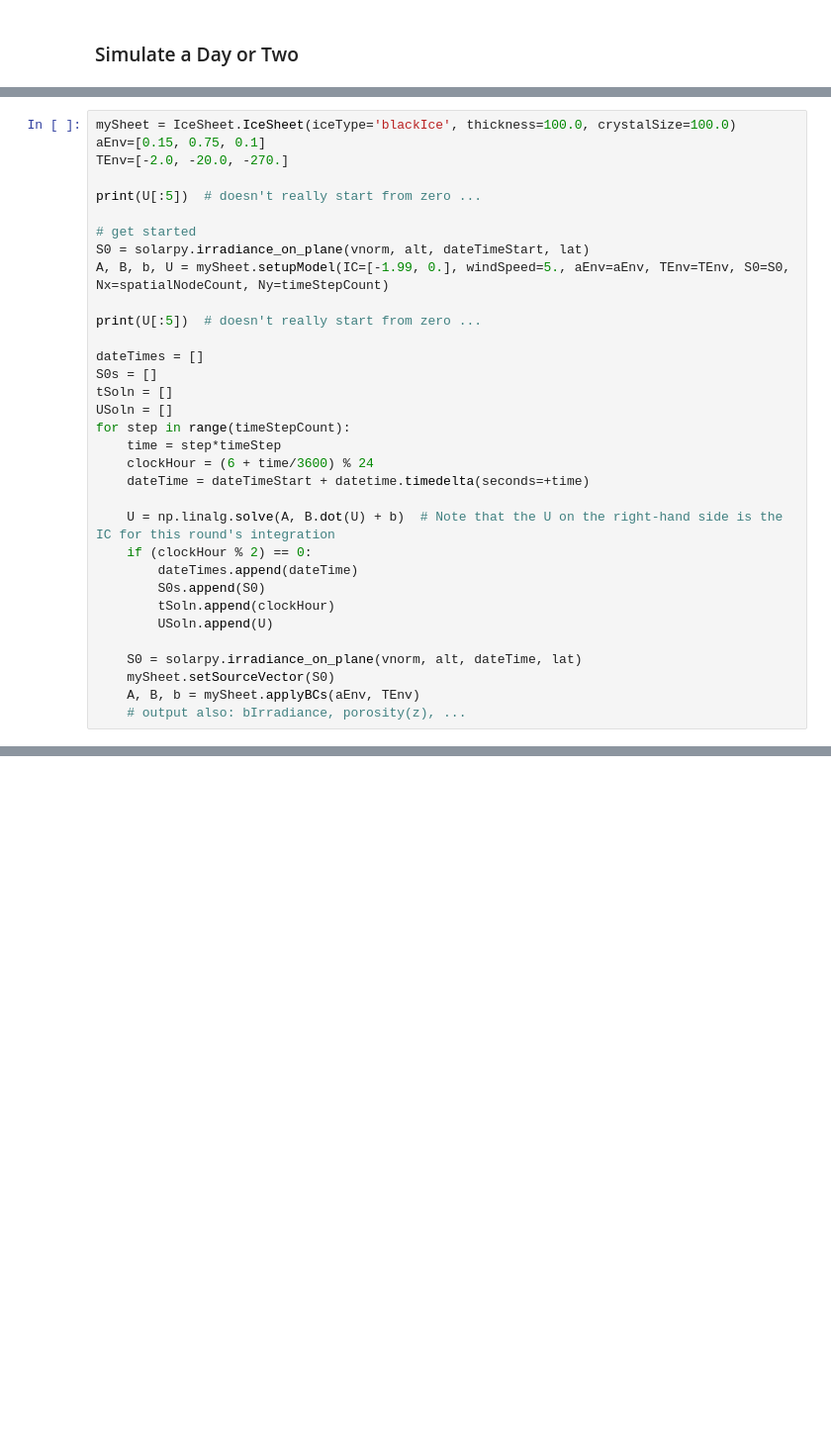
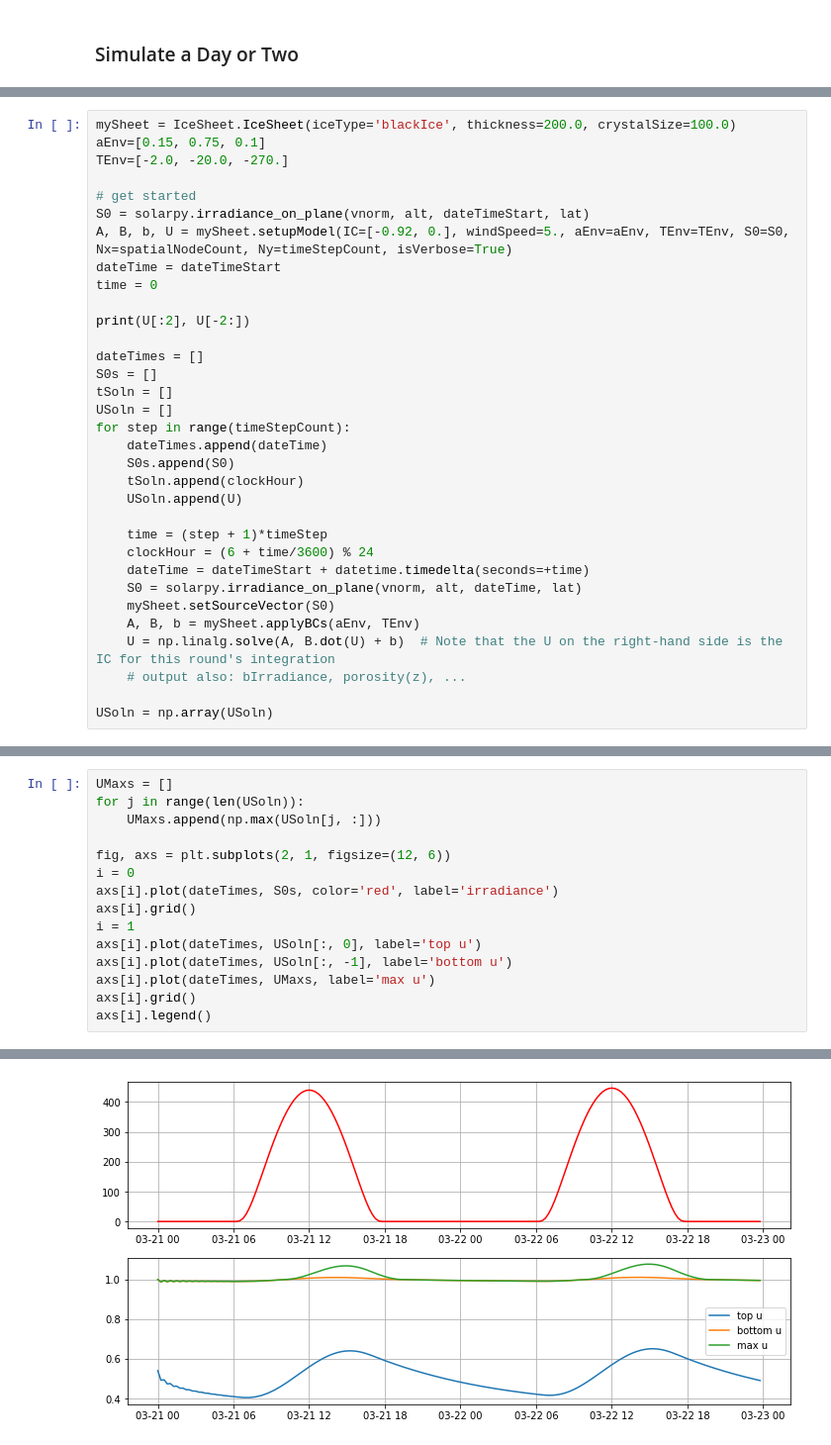
Before and after one commit to Henrikum/skrinning-stuff, a Jupyter notebook: notebooks/skrinning stuff.ipynb, the cells around one changed output, grey strips where cells are left out. Shown: that part at 99% size. Cells and saved outputs as stored; diff of their text form; blank space fills up the shorter version.

```diff
--- a/notebooks/skrinning stuff.ipynb
+++ b/notebooks/skrinning stuff.ipynb
@@ -104,37 +104,37 @@ timeStepCount = totalTime//timeStep
 
 spatialNodeCount = 51
 # %%
-mySheet = IceSheet.IceSheet(iceType='blackIce', thickness=100.0, crystalSize=100.0)
+mySheet = IceSheet.IceSheet(iceType='blackIce', thickness=200.0, crystalSize=100.0)
 aEnv=[0.15, 0.75, 0.1]
 TEnv=[-2.0, -20.0, -270.]
 
-print(U[:5])  # doesn't really start from zero ...
-
 # get started
 S0 = solarpy.irradiance_on_plane(vnorm, alt, dateTimeStart, lat)
-A, B, b, U = mySheet.setupModel(IC=[-1.99, 0.], windSpeed=5., aEnv=aEnv, TEnv=TEnv, S0=S0, Nx=spatialNodeCount, Ny=timeStepCount)
+A, B, b, U = mySheet.setupModel(IC=[-0.92, 0.], windSpeed=5., aEnv=aEnv, TEnv=TEnv, S0=S0, Nx=spatialNodeCount, Ny=timeStepCount, isVerbose=True)
+dateTime = dateTimeStart
+time = 0
 
-print(U[:5])  # doesn't really start from zero ...
+print(U[:2], U[-2:])
 
 dateTimes = []
 S0s = []
 tSoln = []
 USoln = []
 for step in range(timeStepCount):
-    time = step*timeStep
+    dateTimes.append(dateTime)
+    S0s.append(S0)
+    tSoln.append(clockHour)
+    USoln.append(U)
+
+    time = (step + 1)*timeStep
     clockHour = (6 + time/3600) % 24
     dateTime = dateTimeStart + datetime.timedelta(seconds=+time)
-
-    U = np.linalg.solve(A, B.dot(U) + b)  # Note that the U on the right-hand side is the IC for this round's integration
-    if (clockHour % 2) == 0:
-        dateTimes.append(dateTime)
-        S0s.append(S0)
-        tSoln.append(clockHour)
-        USoln.append(U)
-
     S0 = solarpy.irradiance_on_plane(vnorm, alt, dateTime, lat)
     mySheet.setSourceVector(S0)
     A, B, b = mySheet.applyBCs(aEnv, TEnv)
+    U = np.linalg.solve(A, B.dot(U) + b)  # Note that the U on the right-hand side is the IC for this round's integration
     # output also: bIrradiance, porosity(z), ...
+
+USoln = np.array(USoln)
 # %% [output]
 Ice type: blackIce
@@ -152,0 +147,16 @@ USoln = np.array(USoln)
+# %%
+UMaxs = []
+for j in range(len(USoln)):
+    UMaxs.append(np.max(USoln[j, :]))
+
+fig, axs = plt.subplots(2, 1, figsize=(12, 6))
+i = 0
+axs[i].plot(dateTimes, S0s, color='red', label='irradiance')
+axs[i].grid()
+i = 1
+axs[i].plot(dateTimes, USoln[:, 0], label='top u')
+axs[i].plot(dateTimes, USoln[:, -1], label='bottom u')
+axs[i].plot(dateTimes, UMaxs, label='max u')
+axs[i].grid()
+axs[i].legend()
+# %% [output]
@@ -153,3 +164,4 @@ USoln = np.array(USoln)
+[figure, added]
 # %%
 USoln.shape
 # %% [output]
```
Also changed, not shown: parts of 7 cells of this notebook.
